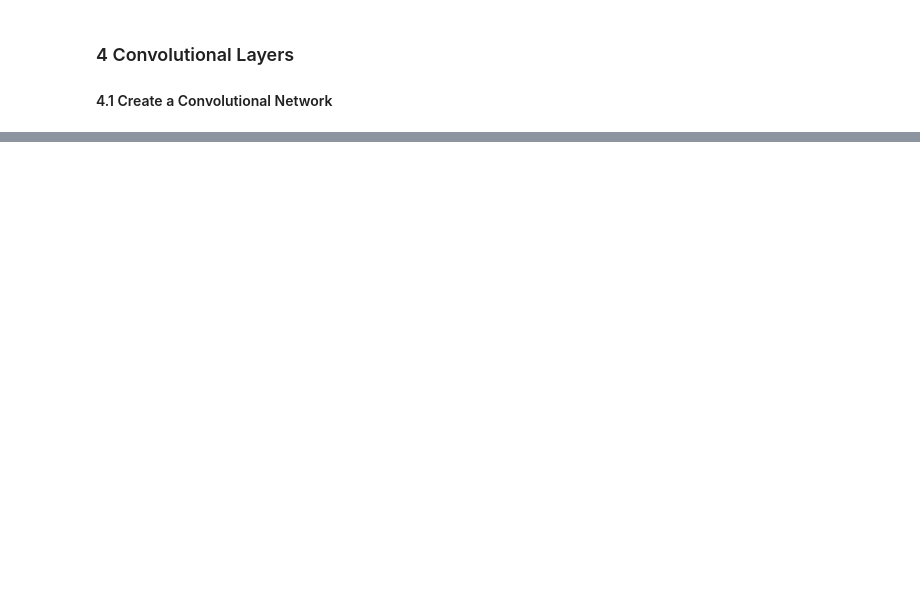
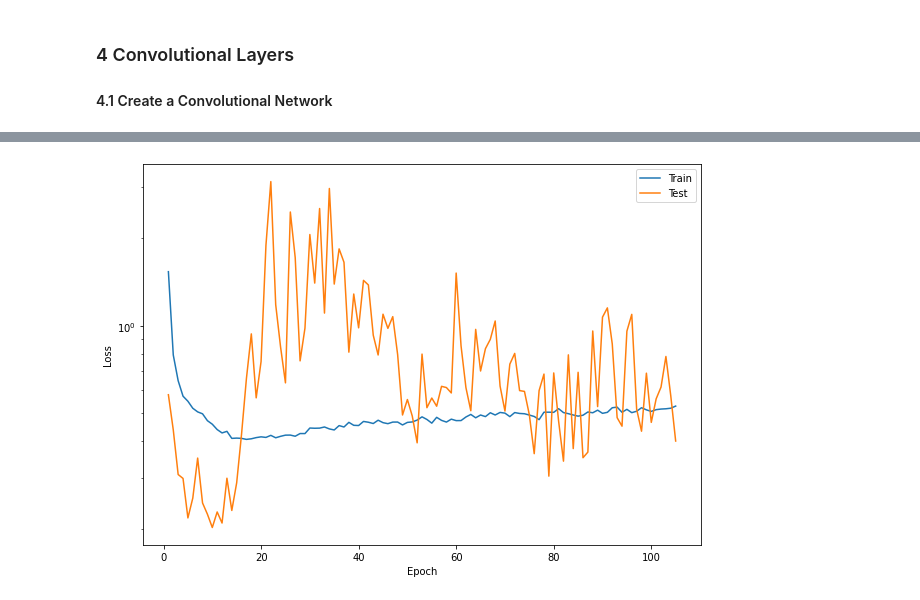
Before and after one commit to LarsKue/AML, a Jupyter notebook: exercise03/cnn-lars.ipynb, the cells around one changed output, grey strips where cells are left out. Drawn from its saved outputs; the diff is of its cells as text; code cells hidden in the pictures; blank space fills up the shorter version.

```diff
--- a/exercise03/cnn-lars.ipynb
+++ b/exercise03/cnn-lars.ipynb
@@ -325,7 +302,8 @@ def custom_conv2d(in_channels, out_channels, kernel_size, p_dropout):
     conv.weight = torch.nn.Parameter(init_weights((out_channels, in_channels, *kernel_size)))
     prelu = torch.nn.PReLU(num_parameters=out_channels)
     prelu.weight = torch.nn.Parameter(init_weights((out_channels,)))
-    maxpool = torch.nn.MaxPool2d(kernel_size=(2, 2), stride=(1, 1))
+    # the sample code implicitly sets stride=(2, 2)
+    maxpool = torch.nn.MaxPool2d(kernel_size=(2, 2), stride=(2, 2))
 
     return torch.nn.Sequential(
         drop,
@@ -345,8 +323,8 @@ def dense(in_features, out_features):
         prelu
     )
 # %%
-# 128 layers * 16x16 image
-n_out_px = 32768
+# 128 filters, 1x1 image
+n_out_px = 128
 
 # in_features are given by the preceding layer
 conv_model = torch.nn.Sequential(
@@ -365,7 +343,12 @@ conv_model = torch.nn.Sequential(
     torch.nn.Linear(in_features=625, out_features=10)
 )
 
-X = torch.ones(5, 1, 28, 28)
+conv_optimizer = torch.optim.RMSprop(
+    conv_model.parameters(),
+    # ensure same hyper-parameters as before for comparability
+    lr=1e-3,
+    alpha=0.5,
+    eps=1e-8
+)
 
-Y = conv_model(X)
-print(Y.shape)
+conv_loss = torch.nn.CrossEntropyLoss(reduction="mean")
@@ -373,0 +388,8 @@ NameError: name 'torch' is not defined
+# %%
+train_loss_c, test_loss_c = train_conv(
+    conv_model,
+    conv_optimizer,
+    conv_loss,
+    n_epochs=101,
+    shape=(-1, 1, 28, 28)
+)
@@ -373,0 +408,13 @@ NameError: name 'torch' is not defined
+# %%
+epochs = 1 + np.arange(len(train_loss_c))
+
+plt.figure(figsize=(10, 7))
+plt.plot(epochs, train_loss_c, label="Train")
+plt.plot(epochs, test_loss_c, label="Test")
+plt.xlabel("Epoch")
+plt.ylabel("Loss")
+plt.yscale("log")
+plt.legend()
+plt.show()
+# %% [output]
+[figure, added]
```
Also changed, not shown: parts of 14 cells of this notebook.
